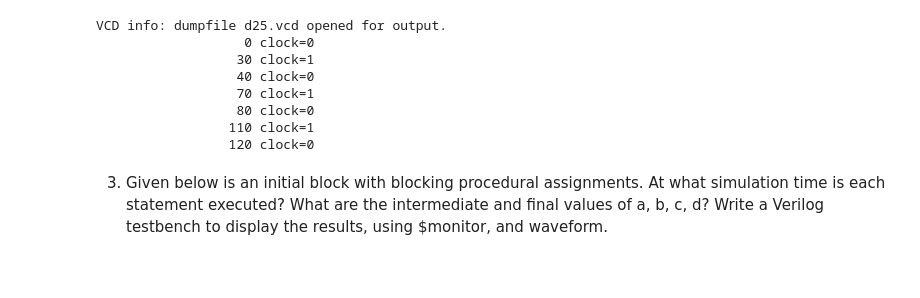
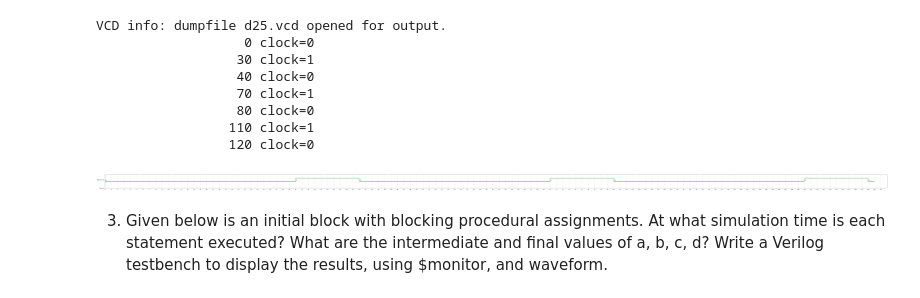
Before and after one commit to Forger-888/DSL-Homework, a Jupyter notebook: VerilogGitPractice.ipynb, the cells around one changed output. Saved outputs shown, nothing was run; the diff lists cells and outputs as text; code cells hidden in the pictures; blank space fills up the shorter version.

```diff
--- a/VerilogGitPractice.ipynb
+++ b/VerilogGitPractice.ipynb
@@ -432,6 +506,15 @@ VCD info: dumpfile d25.vcd opened for output.
                   80 clock=0
                  110 clock=1
                  120 clock=0
+# %%
+%%waveform d25.vcd
+
+sign_list = ['d25_tb.clock']
+time_begin = 0
+time_end = 122
+base = 'bin' # bin, dec, dec2, hex, octal
+# %% [output]
+[figure, added]
 # %% [markdown]
 3. Given below is an initial block with blocking procedural assignments. At what simulation time is each statement executed? What are the intermediate and final values of a, b, c, d? Write a Verilog testbench to display the results, using $monitor, and waveform.
 # %% [markdown]
```
Also changed, not shown: parts of 17 cells of this notebook.
